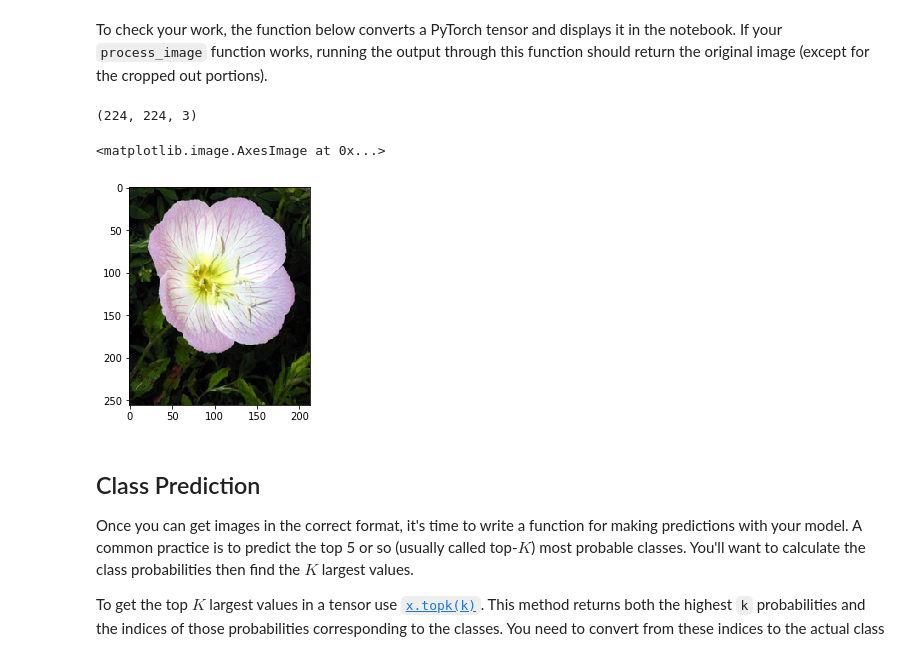
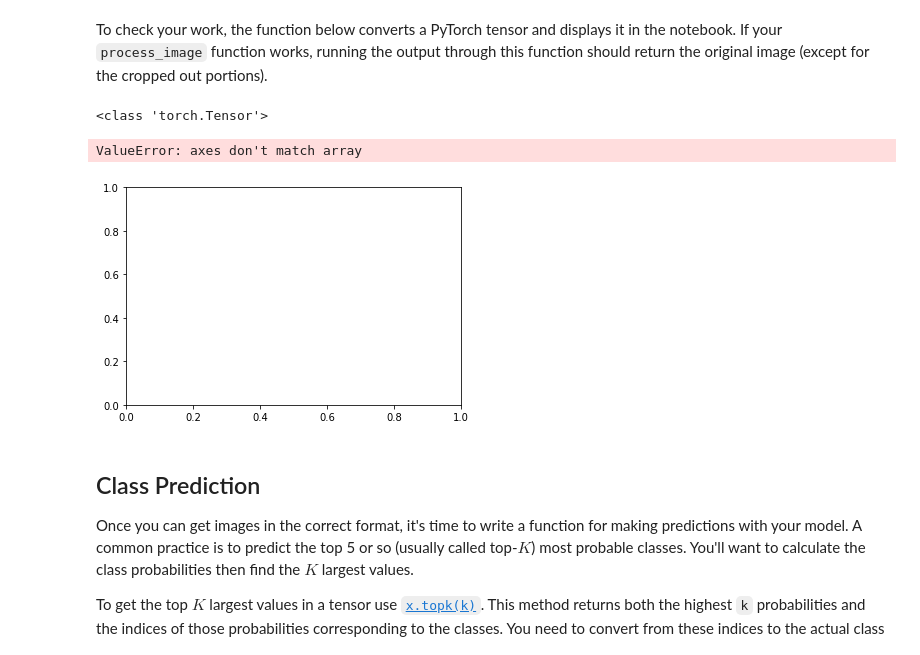
Before and after one commit to vasilkosturski/udacity-ml-intro, a Jupyter notebook: neural-networks/image-classifier/src/Image Classifier Project.ipynb, the cells around one changed output. Drawn from its saved outputs; the diff is of its cells as text; code cells hidden in the pictures.

Commit message:
Troubleshooting prrocess_image

```diff
--- a/neural-networks/image-classifier/src/Image Classifier Project.ipynb
+++ b/neural-networks/image-classifier/src/Image Classifier Project.ipynb
@@ -324,11 +324,6 @@ As before, the network expects the images to be normalized in a specific way. Fo
 
 And finally, PyTorch expects the color channel to be the first dimension but it's the third dimension in the PIL image and Numpy array. You can reorder dimensions using [`ndarray.transpose`](https://docs.scipy.org/doc/numpy-1.13.0/reference/generated/numpy.ndarray.transpose.html). The color channel needs to be first and retain the order of the other two dimensions.
 # %%
-from PIL import Image
-im = Image.open("flowers/test/1/image_06743.jpg")
-im.show()
-
-
 def process_image(image):
     ''' Scales, crops, and normalizes a PIL image for a PyTorch model,
         returns an Numpy array
@@ -350,15 +345,17 @@ def process_image(image):
 
     np_image = np.array(image)
 
-    print(np_image.shape)
-
     np_image = np_image/255
     mean = np.array([0.485, 0.456, 0.406])
     std = np.array([0.229, 0.224, 0.225])
+
     new_np_image = (np_image - mean) / std
+
     transposed = new_np_image.transpose((2,0,1))
 
-    return transposed
+    toFloatTensor = torch.FloatTensor([transposed])
+
+    return toFloatTensor
 # %% [markdown]
 To check your work, the function below converts a PyTorch tensor and displays it in the notebook. If your `process_image` function works, running the output through this function should return the original image (except for the cropped out portions).
 # %%
@@ -385,12 +386,12 @@ def imshow(image, ax=None, title=None):
 # %%
 from PIL import Image
 im = Image.open("flowers/test/1/image_06743.jpg")
 processed = process_image(im)
-imshow(im)
+imshow(processed)
 # %% [output]
-(224, 224, 3)
+<class 'torch.Tensor'>
-<matplotlib.image.AxesImage at 0x...>
+ValueError: axes don't match array
-[figure, old version]
+[figure, new version]
 # %% [markdown]
 ## Class Prediction
 
```
Also changed, not shown: parts of 1 cell of this notebook.
